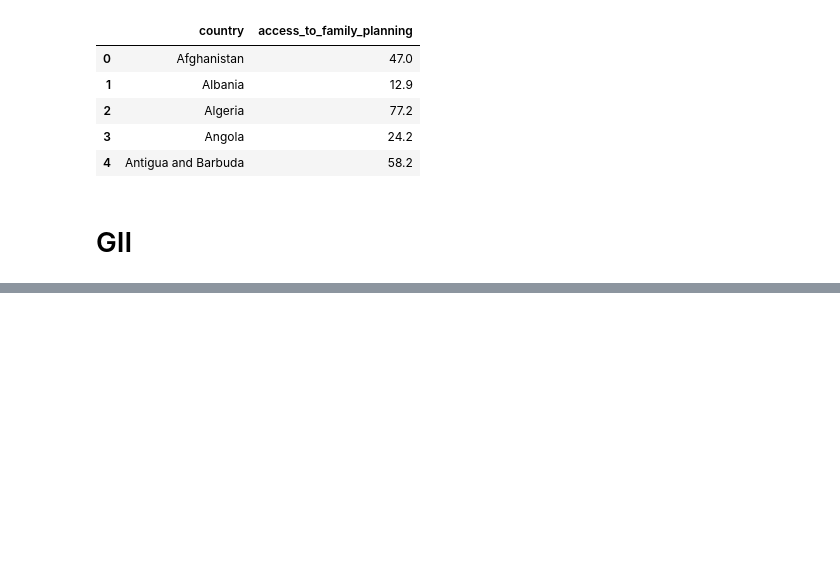
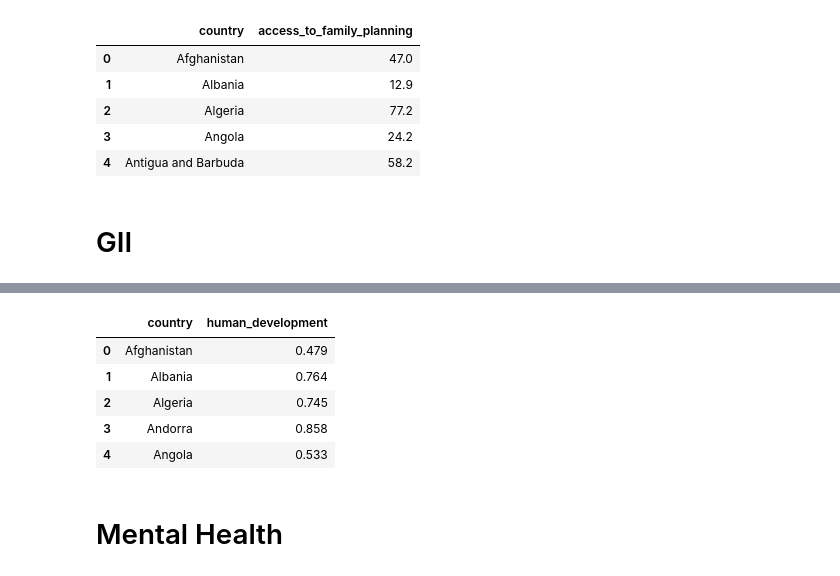
Before and after one commit to AnaMakarevich/suicide_rates_factors, a Jupyter notebook: Data Cleaning.ipynb, the cells around one changed output, grey strips where cells are left out. Saved outputs shown, nothing was run; the diff lists cells and outputs as text; code cells hidden in the pictures; blank space fills up the shorter version.

```diff
--- a/Data Cleaning.ipynb
+++ b/Data Cleaning.ipynb
@@ -219,0 +216,17 @@ gii
+# %%
+hdi = pd.read_csv('human_development_index.csv')
+# %%
+hdi_selection = hdi[['Country', '2015']]
+# %%
+hdi_selection.columns = ['country', 'human_development']
+# %%
+hdi_selection.head()
+# %% [output]
+|  | country | human_development |
+| 0 | Afghanistan | 0.479 |
+| 1 | Albania | 0.764 |
+| 2 | Algeria | 0.745 |
+| 3 | Andorra | 0.858 |
+| 4 | Angola | 0.533 |
+# %% [markdown]
+# Mental Health
```
Also changed, not shown: parts of 42 cells of this notebook, 22 other files.
